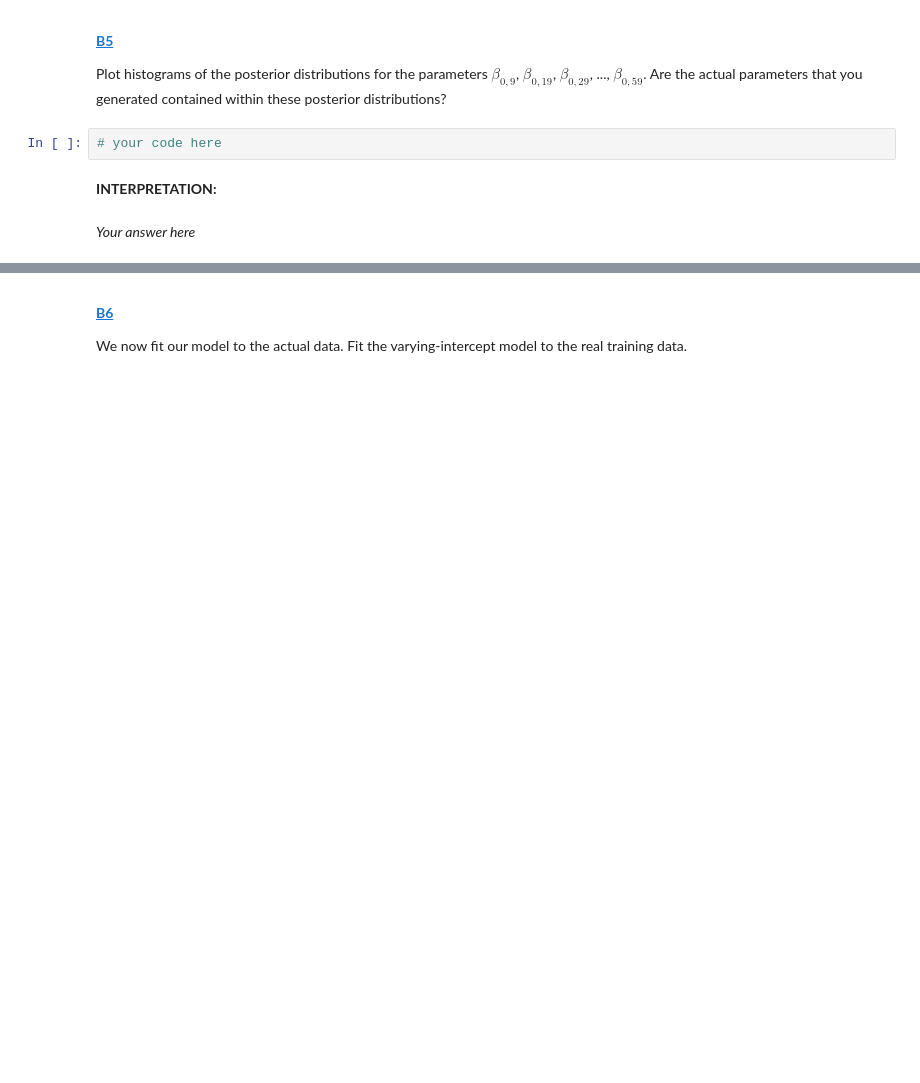
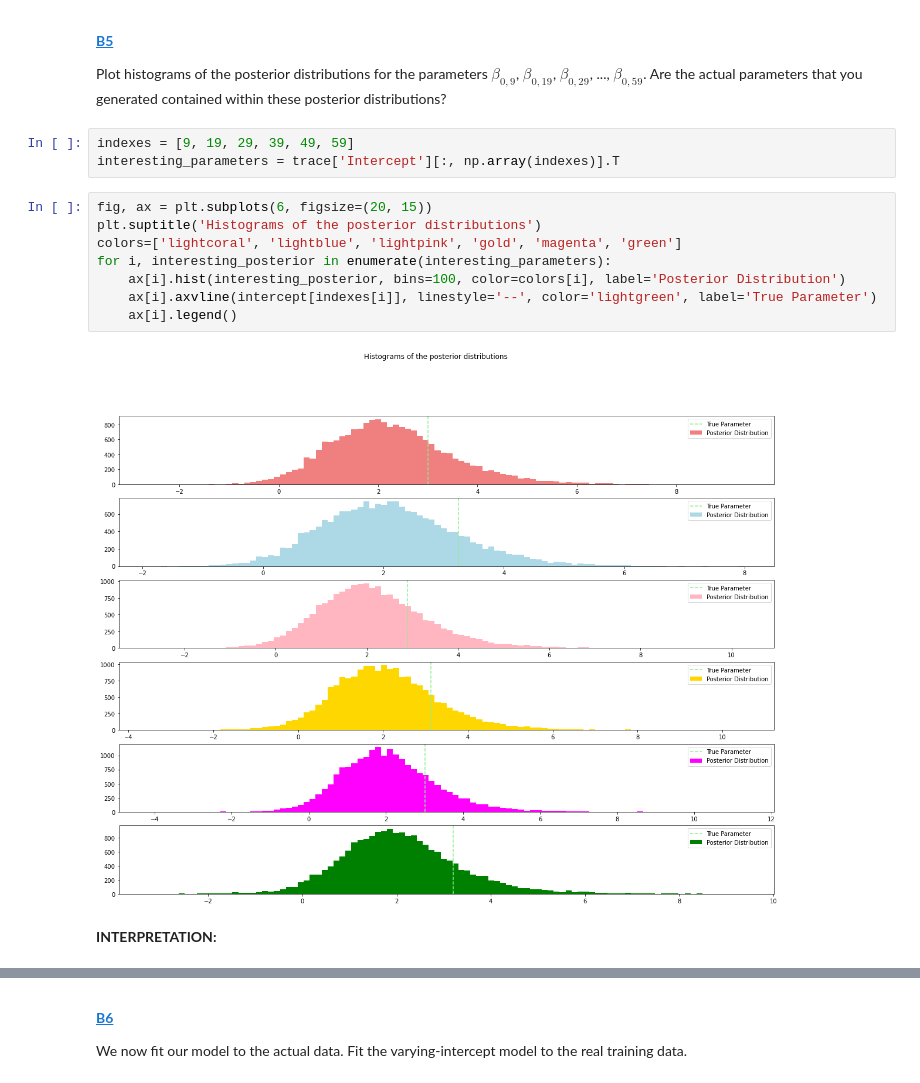
Before and after one commit to DavidAssaraf106/2021-CS109B, a Jupyter notebook: content/HW/HW3/cs109b_hw3_bayes_students.ipynb, the cells around one changed output, grey strips where cells are left out. Cells and saved outputs as stored; diff of their text form; blank space fills up the shorter version.

```diff
--- a/content/HW/HW3/cs109b_hw3_bayes_students.ipynb
+++ b/content/HW/HW3/cs109b_hw3_bayes_students.ipynb
@@ -628,9 +635,18 @@ df.loc[variables, ]
 </div>
 
 Plot histograms of the posterior distributions for the parameters $\beta_{0,9}$, $\beta_{0,19}$, $\beta_{0,29}$, ..., $\beta_{0,59}$. Are the actual parameters that you generated contained within these posterior distributions?
-# %%
-# your code here
+# %%
+indexes = [9, 19, 29, 39, 49, 59]
+interesting_parameters = trace['Intercept'][:, np.array(indexes)].T
+# %%
+fig, ax = plt.subplots(6, figsize=(20, 15))
+plt.suptitle('Histograms of the posterior distributions')
+colors=['lightcoral', 'lightblue', 'lightpink', 'gold', 'magenta', 'green']
+for i, interesting_posterior in enumerate(interesting_parameters):
+    ax[i].hist(interesting_posterior, bins=100, color=colors[i], label='Posterior Distribution')
+    ax[i].axvline(intercept[indexes[i]], linestyle='--', color='lightgreen', label='True Parameter')
+    ax[i].legend()
+# %% [output]
+[figure, added]
 # %% [markdown]
 **INTERPRETATION:**
-# %% [markdown]
-*Your answer here*
```
Also changed, not shown: parts of 38 cells of this notebook.
